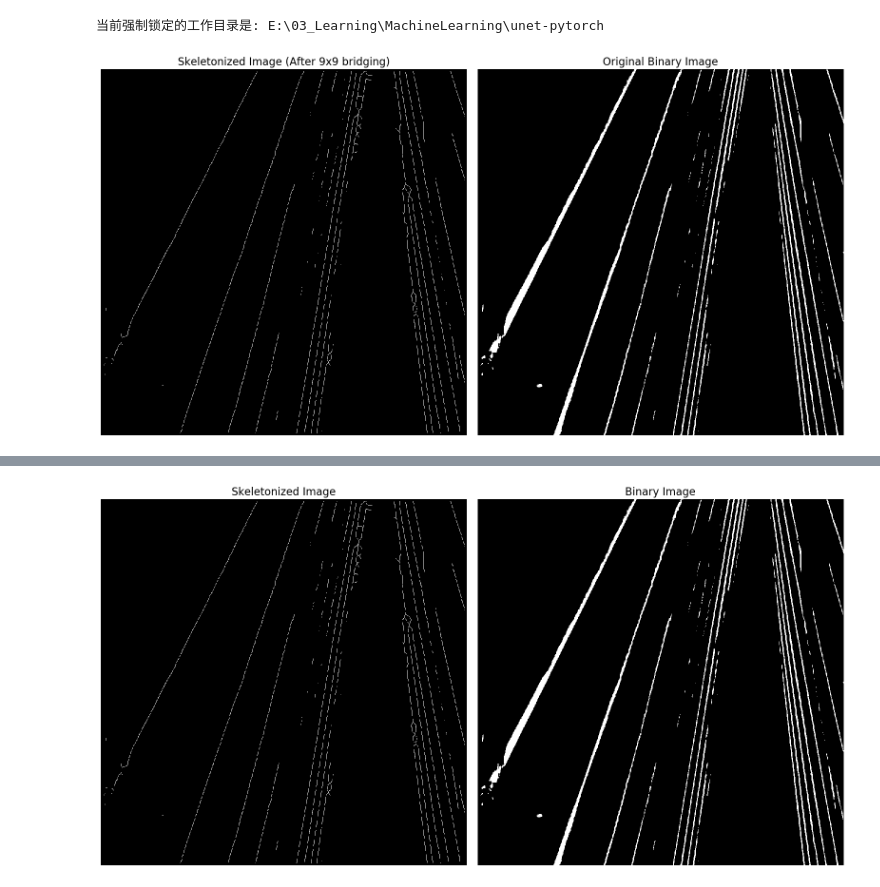
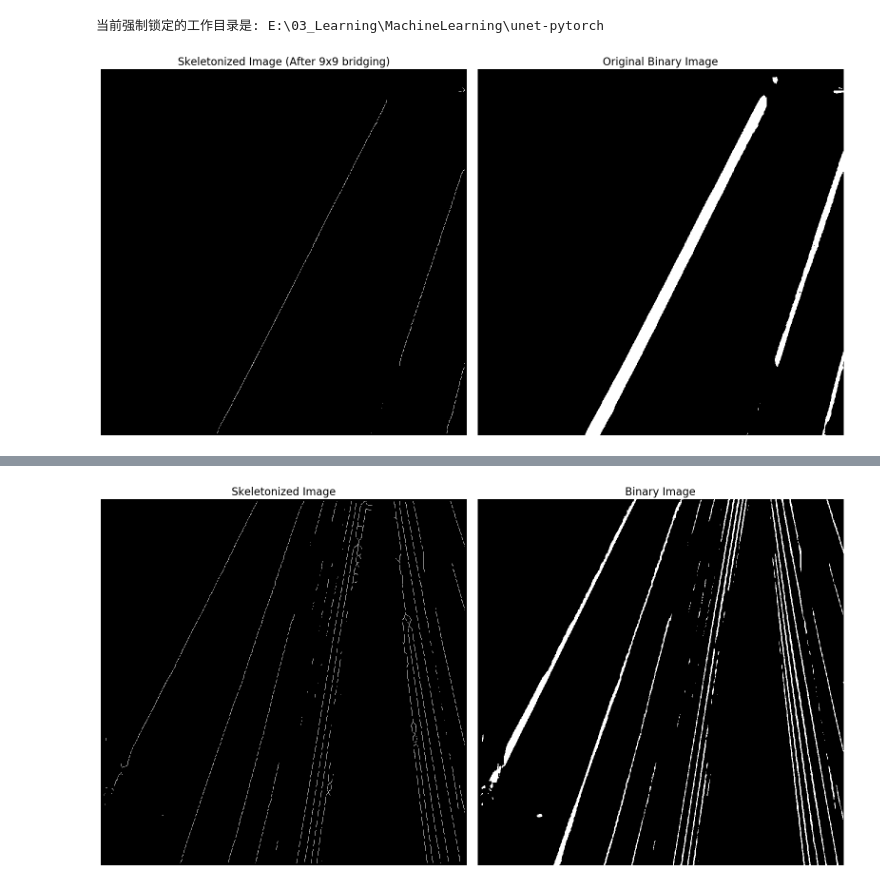
Before and after one commit to chantouRichard/UNet, a Jupyter notebook: utils/smart_pathfinding.ipynb, the cells around one changed output, grey strips where cells are left out. Saved outputs shown, nothing was run; the diff lists cells and outputs as text; code cells hidden in the pictures.

```diff
--- a/utils/smart_pathfinding.ipynb
+++ b/utils/smart_pathfinding.ipynb
@@ -15,7 +15,7 @@ if project_root not in sys.path:
 os.chdir(project_root)
 print("当前强制锁定的工作目录是:", os.getcwd())
 
-pic_name = "0049_001"
+pic_name = "0001_004"
 
 # 🟢 4. 现在再导包，绝对不会报错了！
 from nets.unet import Unet
@@ -183,34 +183,34 @@ skeleton = zhang_suen_thinning_fast(skeleton_closed)
 
 # 4. 消除边缘干扰：将图片最外围的几个像素强制清零
 border_size = 5  # 消除边缘 5 个像素的宽度
 skeleton[:border_size, :] = 0       # 顶部清零
 skeleton[-border_size:, :] = 0      # 底部清零
 skeleton[:, :border_size] = 0       # 左侧清零
 skeleton[:, -border_size:] = 0      # 右侧清零
 
 # 强制转换回 uint8 格式，确保 OpenCV 正常渲染
 skeleton_255 = (skeleton * 255).astype(np.uint8)
 
 # ==========================================
 # 可视化对比
 # ==========================================
 import matplotlib.pyplot as plt
 fig, axes = plt.subplots(1, 2, figsize=(16, 8))
 fig.canvas.manager.set_window_title('Step 3: 最终智能寻路修复结果')
 
 axes[0].imshow(skeleton_255, cmap='gray')
 axes[0].set_title('Skeletonized Image (After 9x9 bridging)', fontsize=16)
 axes[0].axis('off')
 
 axes[1].imshow(binary * 255, cmap='gray')
 axes[1].set_title('Original Binary Image', fontsize=16)
 axes[1].axis('off')
 
 plt.tight_layout()
 plt.show()
 # %% [output]
 当前强制锁定的工作目录是: E:\03_Learning\MachineLearning\unet-pytorch
-[figure, old version]
+[figure, new version]
 # %%
 import cv2
 import numpy as np
```
Also changed, not shown: parts of 2 cells of this notebook.
